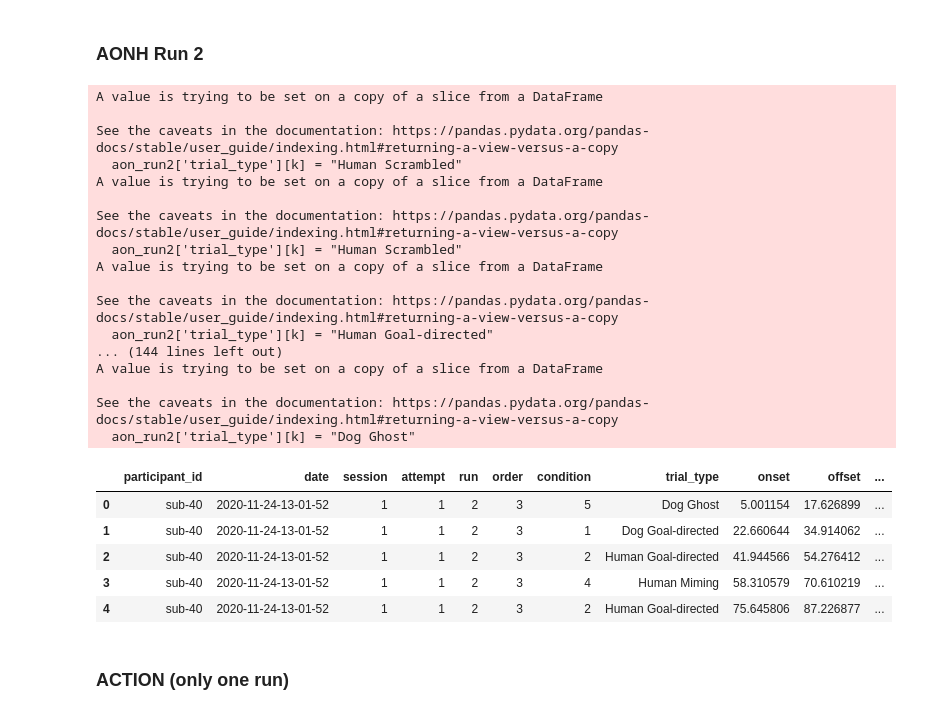
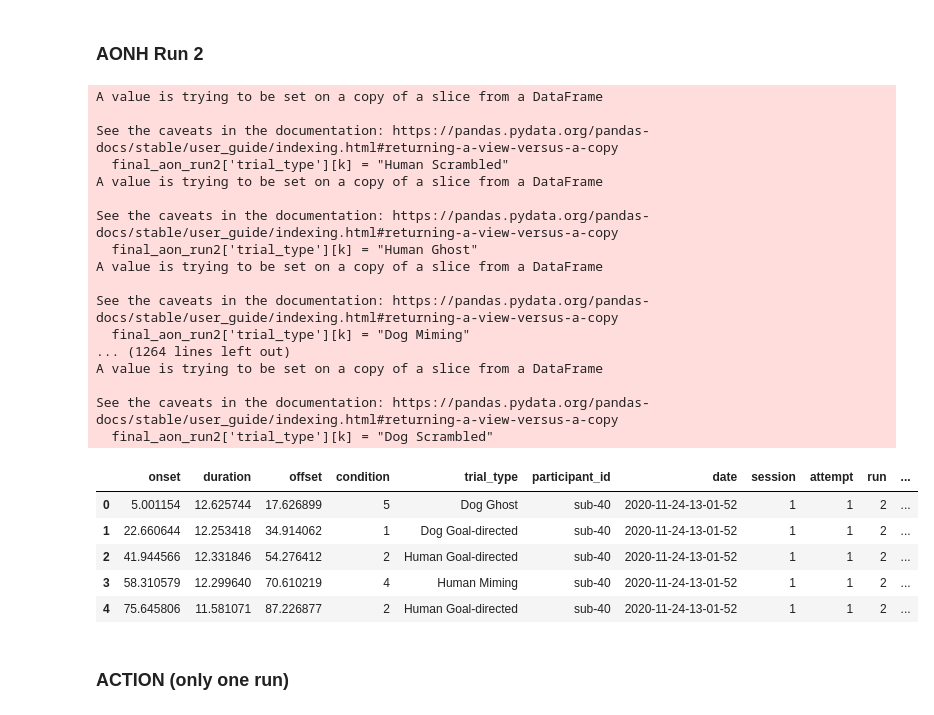
Before and after one commit to olafborghi/AON_ACTION, a Jupyter notebook: 03_eventfiles.ipynb, the cells around one changed output. Saved outputs shown, nothing was run; the diff lists cells and outputs as text; code cells hidden in the pictures.

```diff
--- a/03_eventfiles.ipynb
+++ b/03_eventfiles.ipynb
@@ -118,56 +119,59 @@ for i, sbj in enumerate(old_sbj_list):
     # add the participant_id instead of human_id
     aon_run2.insert(0, 'participant_id', new_sbj_list[i])
     aon_run2.drop('humanID', inplace=True, axis=1)
 
+    # sort the columns to be in line with BIDS style
+    final_aon_run2 = aon_run2[['onset', 'duration', 'offset', 'condition', 'participant_id', 'date', 'session', 'attempt', 'run', 'duration', 'dur_fixation', 'task_duration']]
+
     # add trial_type column
-    aon_run2.insert(7, 'trial_type', 999)
+    final_aon_run2.insert(4, 'trial_type', 999)
 
-    for k, l in enumerate(aon_run2['trial_type']):
+    for k, l in enumerate(final_aon_run2['trial_type']):
         if aon_run2['condition'][k] == 1:
-            aon_run2['trial_type'][k] = "Dog Goal-directed"
+            final_aon_run2['trial_type'][k] = "Dog Goal-directed"
         elif aon_run2['condition'][k] == 2:
-            aon_run2['trial_type'][k] = "Human Goal-directed"
+            final_aon_run2['trial_type'][k] = "Human Goal-directed"
         elif aon_run2['condition'][k] == 3:
-            aon_run2['trial_type'][k] = "Dog Miming"
+            final_aon_run2['trial_type'][k] = "Dog Miming"
         elif aon_run2['condition'][k] == 4:
-            aon_run2['trial_type'][k] = "Human Miming"
+            final_aon_run2['trial_type'][k] = "Human Miming"
         elif aon_run2['condition'][k] == 5:
-            aon_run2['trial_type'][k] = "Dog Ghost"
+            final_aon_run2['trial_type'][k] = "Dog Ghost"
         elif aon_run2['condition'][k] == 6:
-            aon_run2['trial_type'][k] = "Human Ghost"
+            final_aon_run2['trial_type'][k] = "Human Ghost"
         elif aon_run2['condition'][k] == 7:
-            aon_run2['trial_type'][k] = "Dog Scrambled"
+            final_aon_run2['trial_type'][k] = "Dog Scrambled"
         elif aon_run2['condition'][k] == 8:
-            aon_run2['trial_type'][k] = "Human Scrambled"
+            final_aon_run2['trial_type'][k] = "Human Scrambled"
 
     # store it in the right folder; name: sub-01_task-AON_run-01_events.tsv
-    aon_run2.to_csv(f"/mnt/o/AON_ACTION_BIDS/{new_sbj_list[i]}/func/{new_sbj_list[i]}_task-AON_run-02_events.tsv", sep ='\t', index=False)
+    final_aon_run2.to_csv(f"/mnt/o/AON_ACTION_BIDS/{new_sbj_list[i]}/func/{new_sbj_list[i]}_task-AON_run-02_events.tsv", sep ='\t', index=False)
 
-aon_run2.head()
+final_aon_run2.head()
 # %% [output]
 A value is trying to be set on a copy of a slice from a DataFrame
 
 See the caveats in the documentation: https://pandas.pydata.org/pandas-docs/stable/user_guide/indexing.html#returning-a-view-versus-a-copy
-  aon_run2['trial_type'][k] = "Human Scrambled"
+  final_aon_run2['trial_type'][k] = "Human Scrambled"
 A value is trying to be set on a copy of a slice from a DataFrame
 
 See the caveats in the documentation: https://pandas.pydata.org/pandas-docs/stable/user_guide/indexing.html#returning-a-view-versus-a-copy
-  aon_run2['trial_type'][k] = "Human Scrambled"
+  final_aon_run2['trial_type'][k] = "Human Ghost"
 A value is trying to be set on a copy of a slice from a DataFrame
 
 See the caveats in the documentation: https://pandas.pydata.org/pandas-docs/stable/user_guide/indexing.html#returning-a-view-versus-a-copy
-  aon_run2['trial_type'][k] = "Human Goal-directed"
-... (144 lines left out)
+  final_aon_run2['trial_type'][k] = "Dog Miming"
+... (1264 lines left out)
 A value is trying to be set on a copy of a slice from a DataFrame
 
 See the caveats in the documentation: https://pandas.pydata.org/pandas-docs/stable/user_guide/indexing.html#returning-a-view-versus-a-copy
-  aon_run2['trial_type'][k] = "Dog Ghost"
+  final_aon_run2['trial_type'][k] = "Dog Scrambled"
-|  | participant_id | date | session | attempt | run | order | condition | trial_type | onset | offset | ... |
-| 0 | sub-40 | 2020-11-24-13-01-52 | 1 | 1 | 2 | 3 | 5 | Dog Ghost | 5.001154 | 17.626899 | ... |
-| 1 | sub-40 | 2020-11-24-13-01-52 | 1 | 1 | 2 | 3 | 1 | Dog Goal-directed | 22.660644 | 34.914062 | ... |
-| 2 | sub-40 | 2020-11-24-13-01-52 | 1 | 1 | 2 | 3 | 2 | Human Goal-directed | 41.944566 | 54.276412 | ... |
-| 3 | sub-40 | 2020-11-24-13-01-52 | 1 | 1 | 2 | 3 | 4 | Human Miming | 58.310579 | 70.610219 | ... |
-| 4 | sub-40 | 2020-11-24-13-01-52 | 1 | 1 | 2 | 3 | 2 | Human Goal-directed | 75.645806 | 87.226877 | ... |
+|  | onset | duration | offset | condition | trial_type | participant_id | date | session | attempt | run | ... |
+| 0 | 5.001154 | 12.625744 | 17.626899 | 5 | Dog Ghost | sub-40 | 2020-11-24-13-01-52 | 1 | 1 | 2 | ... |
+| 1 | 22.660644 | 12.253418 | 34.914062 | 1 | Dog Goal-directed | sub-40 | 2020-11-24-13-01-52 | 1 | 1 | 2 | ... |
+| 2 | 41.944566 | 12.331846 | 54.276412 | 2 | Human Goal-directed | sub-40 | 2020-11-24-13-01-52 | 1 | 1 | 2 | ... |
+| 3 | 58.310579 | 12.299640 | 70.610219 | 4 | Human Miming | sub-40 | 2020-11-24-13-01-52 | 1 | 1 | 2 | ... |
+| 4 | 75.645806 | 11.581071 | 87.226877 | 2 | Human Goal-directed | sub-40 | 2020-11-24-13-01-52 | 1 | 1 | 2 | ... |
 # %% [markdown]
 ### ACTION (only one run)
 # %%
```
Also changed, not shown: parts of 2 cells of this notebook.
